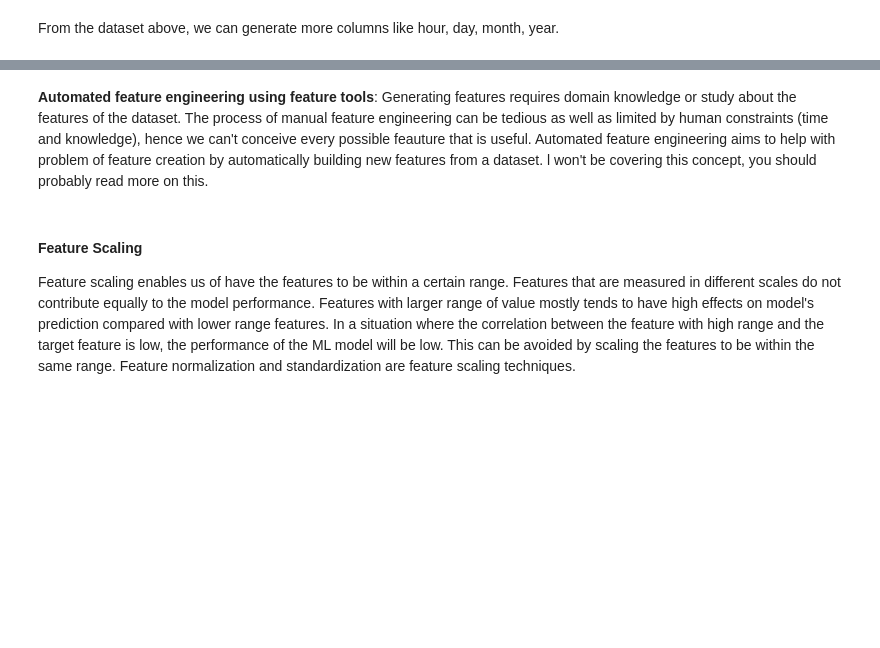
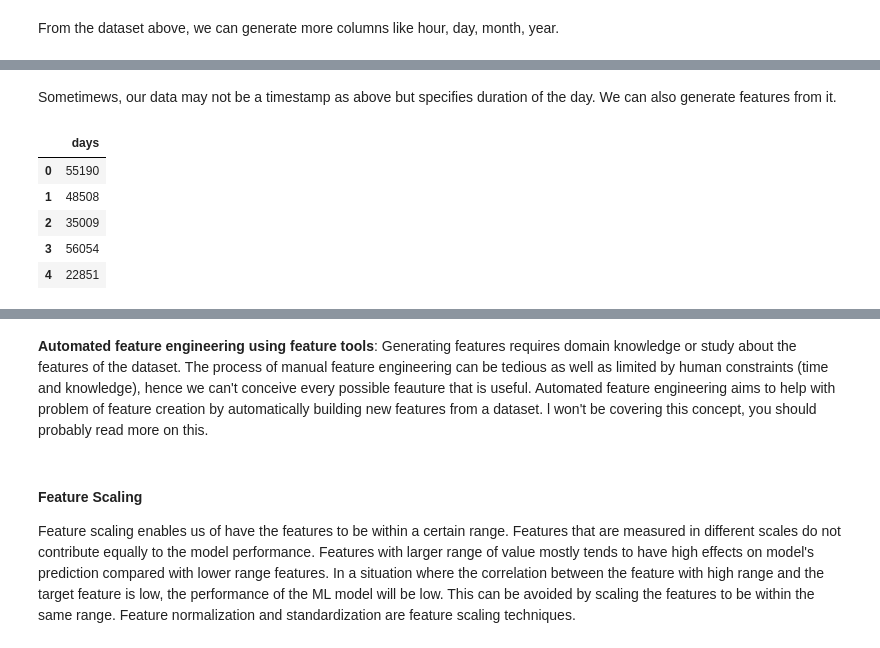
Before and after one commit to SirDamis/Pre-Bootcamp_Tutorials, a Jupyter notebook: Intermediate_Track/2. Data Analysis & Preprocessing/class_4/Feature Engineering and Scaling.ipynb, the cells around one changed output, grey strips where cells are left out. Cells and saved outputs as stored; diff of their text form; code cells hidden in the pictures; blank space fills up the shorter version.

```diff
--- a/Intermediate_Track/2. Data Analysis & Preprocessing/class_4/Feature Engineering and Scaling.ipynb
+++ b/Intermediate_Track/2. Data Analysis & Preprocessing/class_4/Feature Engineering and Scaling.ipynb
@@ -192,0 +202,14 @@ data.head()
+# %% [markdown]
+Sometimews, our data may not be a timestamp as above but specifies duration of the day. We can also generate features from it.
+# %%
+import datetime as dt
+details2 = {'days' : np.random.randint(10000,61213, size=10)}
+data_with_date2 = pd.DataFrame(data=details2)
+data_with_date2.head()
+# %% [output]
+|  | days |
+| 0 | 55190 |
+| 1 | 48508 |
+| 2 | 35009 |
+| 3 | 56054 |
+| 4 | 22851 |
```
Also changed, not shown: parts of 20 cells of this notebook.
